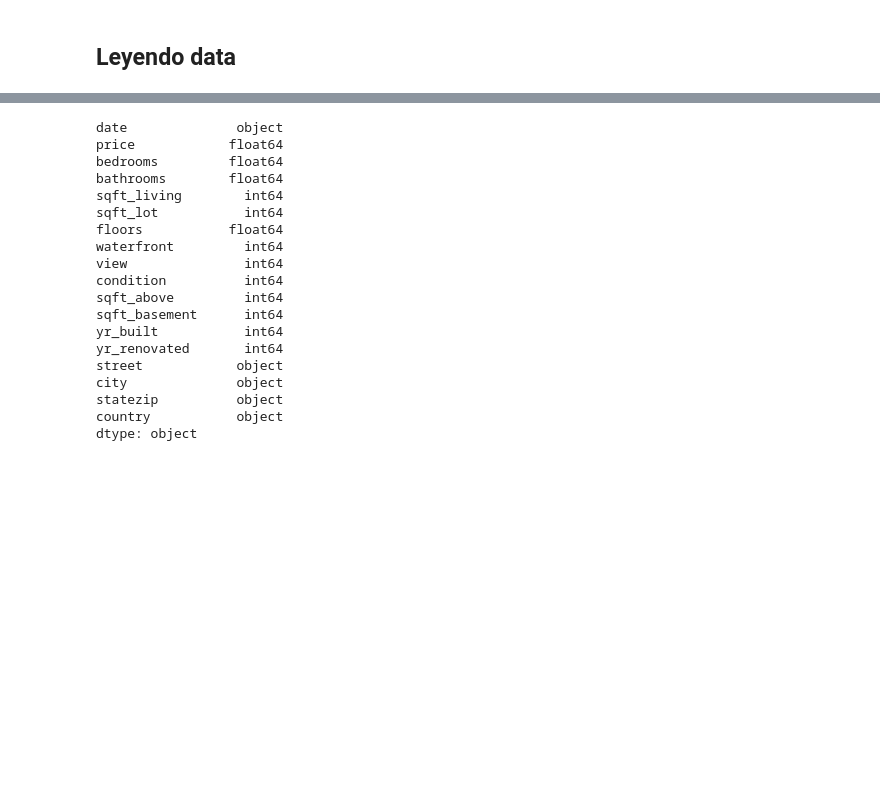
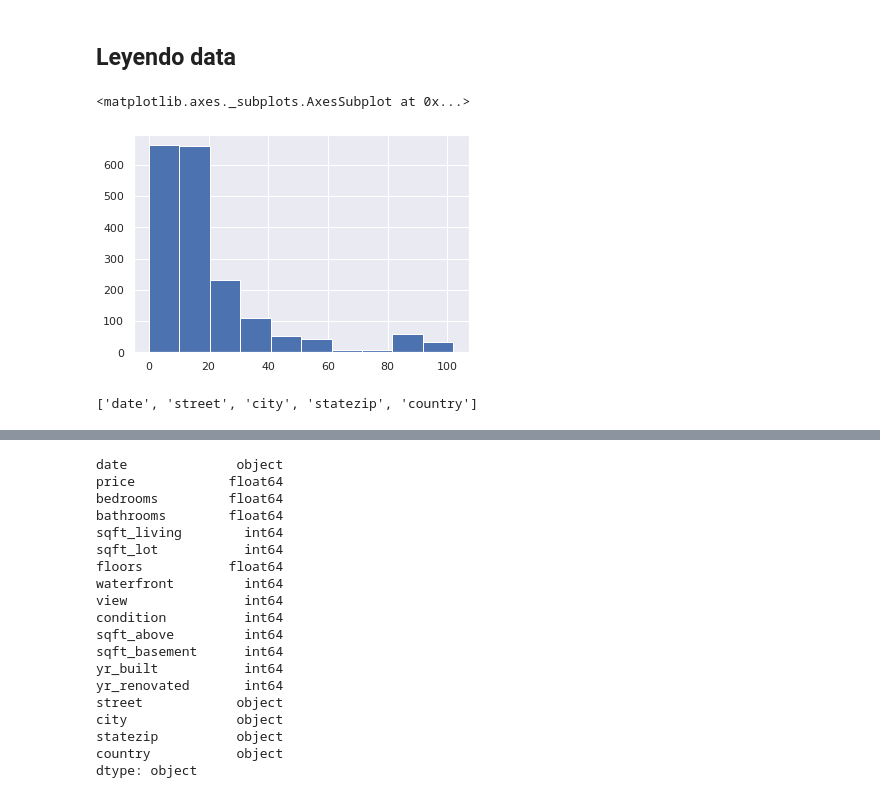
Before and after one commit to JCaballerot/Data_science_for_business, a Jupyter notebook: regresion_lineal/sidney_data_housing.ipynb, the cells around one changed output, grey strips where cells are left out. Cells and saved outputs as stored; diff of their text form; code cells hidden in the pictures; blank space fills up the shorter version.

```diff
--- a/regresion_lineal/sidney_data_housing.ipynb
+++ b/regresion_lineal/sidney_data_housing.ipynb
@@ -15,0 +20,9 @@ target = 'price'
+# %%
+pddf.ant_renovated.hist()
+# %% [output]
+<matplotlib.axes._subplots.AxesSubplot at 0x...>
+[figure, added]
+# %%
+pddf.select_dtypes(include = 'object').columns.tolist()
+# %% [output]
+['date', 'street', 'city', 'statezip', 'country']
```
Also changed, not shown: parts of 6 cells of this notebook.
